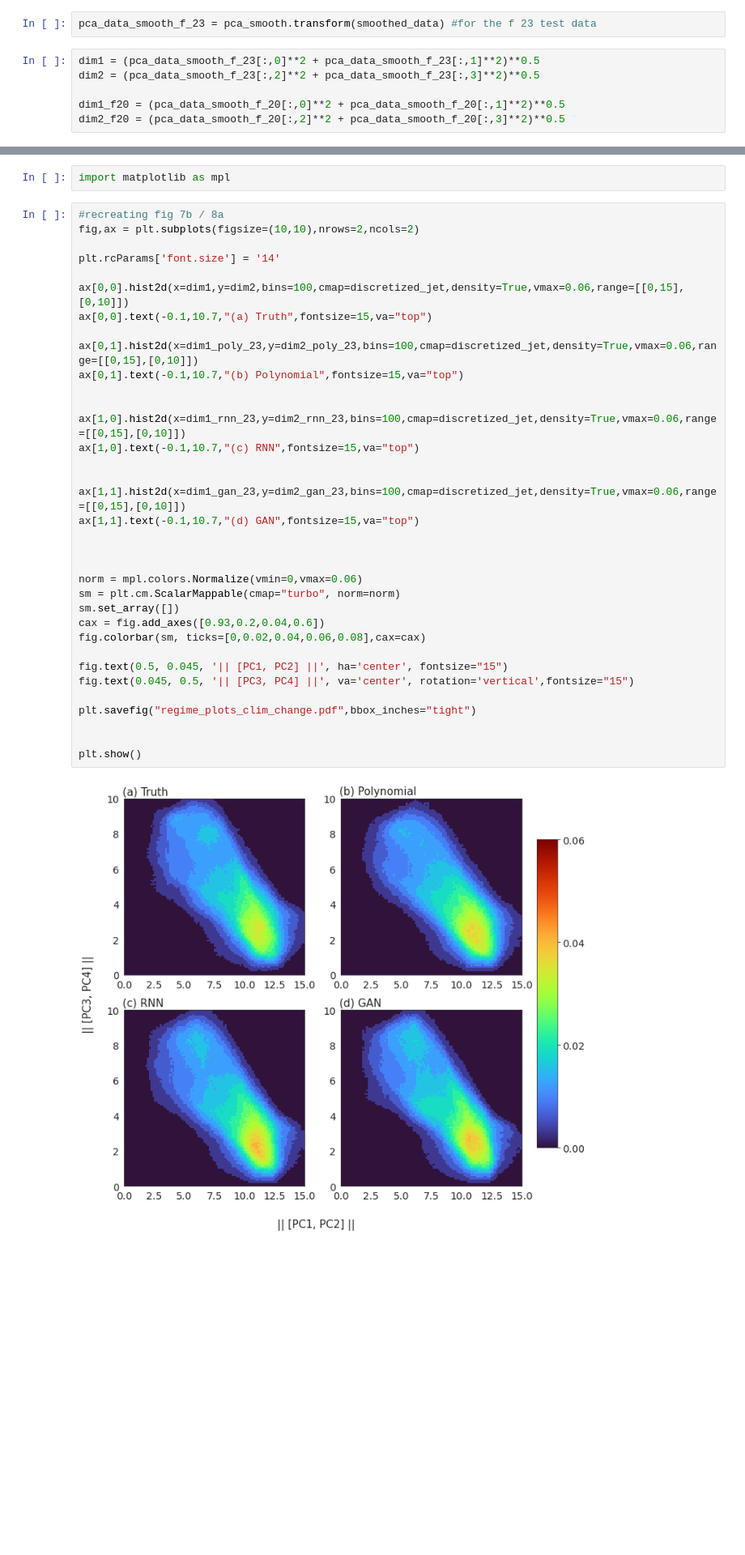
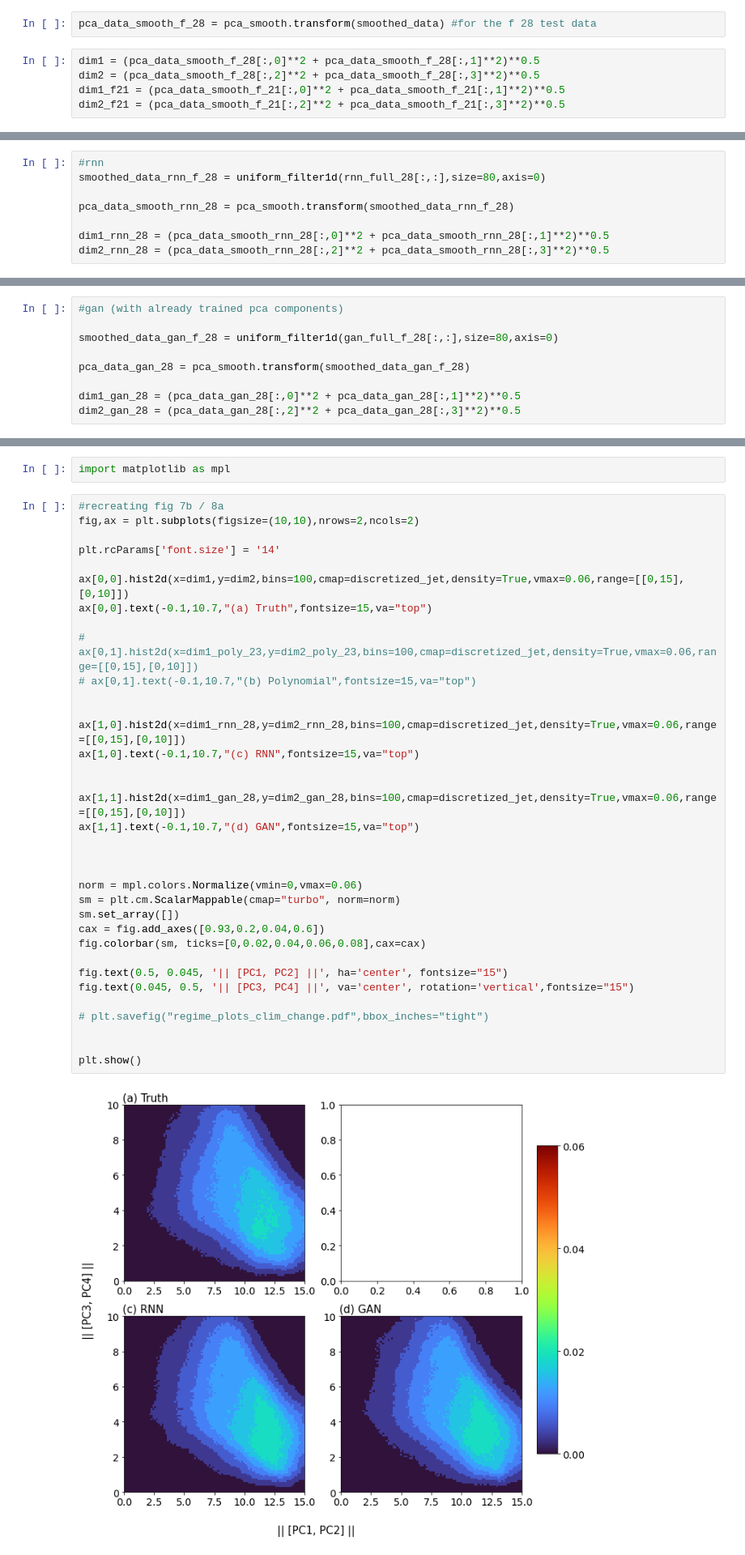
Before and after one commit to raghul-parthipan/l96_rnn, a Jupyter notebook: analysis/analysis_notebook/regime_analysis_paper_plots_clim_change.ipynb, the cells around one changed output, grey strips where cells are left out. Shown at 81% size. Drawn from its saved outputs; the diff is of its cells as text; blank space fills up the shorter version.

```diff
--- a/analysis/analysis_notebook/regime_analysis_paper_plots_clim_change.ipynb
+++ b/analysis/analysis_notebook/regime_analysis_paper_plots_clim_change.ipynb
@@ -60,11 +88,10 @@ pca_data_smooth_f_20 = pca_smooth.fit_transform(smoothed_data_f_20) #get the ori
 # %%
-pca_data_smooth_f_23 = pca_smooth.transform(smoothed_data) #for the f 23 test data
+pca_data_smooth_f_28 = pca_smooth.transform(smoothed_data) #for the f 28 test data
 # %%
-dim1 = (pca_data_smooth_f_23[:,0]**2 + pca_data_smooth_f_23[:,1]**2)**0.5
-dim2 = (pca_data_smooth_f_23[:,2]**2 + pca_data_smooth_f_23[:,3]**2)**0.5
-
-dim1_f20 = (pca_data_smooth_f_20[:,0]**2 + pca_data_smooth_f_20[:,1]**2)**0.5
-dim2_f20 = (pca_data_smooth_f_20[:,2]**2 + pca_data_smooth_f_20[:,3]**2)**0.5
+dim1 = (pca_data_smooth_f_28[:,0]**2 + pca_data_smooth_f_28[:,1]**2)**0.5
+dim2 = (pca_data_smooth_f_28[:,2]**2 + pca_data_smooth_f_28[:,3]**2)**0.5
+dim1_f21 = (pca_data_smooth_f_21[:,0]**2 + pca_data_smooth_f_21[:,1]**2)**0.5
+dim2_f21 = (pca_data_smooth_f_21[:,2]**2 + pca_data_smooth_f_21[:,3]**2)**0.5
 # %%
 def cmap_discretize(cmap, N):
     """Return a discrete colormap from the continuous colormap cmap.
@@ -127 +181,9 @@ dim2_poly_23 = (pca_data_poly_23[:,2]**2 + pca_data_poly_23[:,3]**2)**0.5
+# %%
+#rnn
+smoothed_data_rnn_f_28 = uniform_filter1d(rnn_full_28[:,:],size=80,axis=0)
+
+pca_data_smooth_rnn_28 = pca_smooth.transform(smoothed_data_rnn_f_28)
+
+dim1_rnn_28 = (pca_data_smooth_rnn_28[:,0]**2 + pca_data_smooth_rnn_28[:,1]**2)**0.5
+dim2_rnn_28 = (pca_data_smooth_rnn_28[:,2]**2 + pca_data_smooth_rnn_28[:,3]**2)**0.5
 # %%
@@ -152 +192,10 @@ dim2_rnn_23 = (pca_data_smooth_rnn_23[:,2]**2 + pca_data_smooth_rnn_23[:,3]**2)*
+# %%
+#gan (with already trained pca components)
+
+smoothed_data_gan_f_28 = uniform_filter1d(gan_full_f_28[:,:],size=80,axis=0)
+
+pca_data_gan_28 = pca_smooth.transform(smoothed_data_gan_f_28)
+
+dim1_gan_28 = (pca_data_gan_28[:,0]**2 + pca_data_gan_28[:,1]**2)**0.5
+dim2_gan_28 = (pca_data_gan_28[:,2]**2 + pca_data_gan_28[:,3]**2)**0.5
 # %%
@@ -216,36 +221,36 @@ import matplotlib as mpl
 #recreating fig 7b / 8a
 fig,ax = plt.subplots(figsize=(10,10),nrows=2,ncols=2)
 
 plt.rcParams['font.size'] = '14'
 
 ax[0,0].hist2d(x=dim1,y=dim2,bins=100,cmap=discretized_jet,density=True,vmax=0.06,range=[[0,15],[0,10]])
 ax[0,0].text(-0.1,10.7,"(a) Truth",fontsize=15,va="top")
 
-ax[0,1].hist2d(x=dim1_poly_23,y=dim2_poly_23,bins=100,cmap=discretized_jet,density=True,vmax=0.06,range=[[0,15],[0,10]])
-ax[0,1].text(-0.1,10.7,"(b) Polynomial",fontsize=15,va="top")
+# ax[0,1].hist2d(x=dim1_poly_23,y=dim2_poly_23,bins=100,cmap=discretized_jet,density=True,vmax=0.06,range=[[0,15],[0,10]])
+# ax[0,1].text(-0.1,10.7,"(b) Polynomial",fontsize=15,va="top")
 
 
-ax[1,0].hist2d(x=dim1_rnn_23,y=dim2_rnn_23,bins=100,cmap=discretized_jet,density=True,vmax=0.06,range=[[0,15],[0,10]])
+ax[1,0].hist2d(x=dim1_rnn_28,y=dim2_rnn_28,bins=100,cmap=discretized_jet,density=True,vmax=0.06,range=[[0,15],[0,10]])
 ax[1,0].text(-0.1,10.7,"(c) RNN",fontsize=15,va="top")
 
 
-ax[1,1].hist2d(x=dim1_gan_23,y=dim2_gan_23,bins=100,cmap=discretized_jet,density=True,vmax=0.06,range=[[0,15],[0,10]])
+ax[1,1].hist2d(x=dim1_gan_28,y=dim2_gan_28,bins=100,cmap=discretized_jet,density=True,vmax=0.06,range=[[0,15],[0,10]])
 ax[1,1].text(-0.1,10.7,"(d) GAN",fontsize=15,va="top")
 
 
 
 norm = mpl.colors.Normalize(vmin=0,vmax=0.06)
 sm = plt.cm.ScalarMappable(cmap="turbo", norm=norm)
 sm.set_array([])
 cax = fig.add_axes([0.93,0.2,0.04,0.6])
 fig.colorbar(sm, ticks=[0,0.02,0.04,0.06,0.08],cax=cax)
 
 fig.text(0.5, 0.045, '|| [PC1, PC2] ||', ha='center', fontsize="15")
 fig.text(0.045, 0.5, '|| [PC3, PC4] ||', va='center', rotation='vertical',fontsize="15")
 
-plt.savefig("regime_plots_clim_change.pdf",bbox_inches="tight")
+# plt.savefig("regime_plots_clim_change.pdf",bbox_inches="tight")
 
 
 plt.show()
 # %% [output]
-[figure, old version]
+[figure, new version]
```
Also changed, not shown: parts of 52 cells of this notebook, 4 other files.
